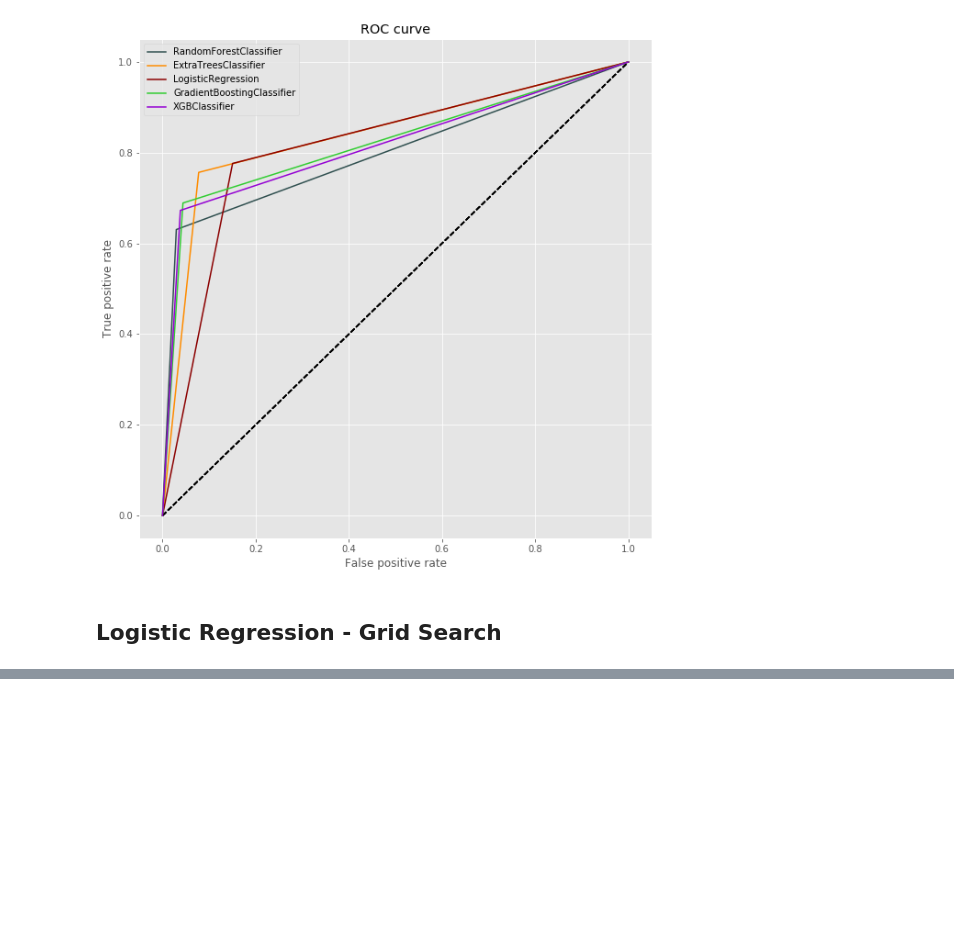
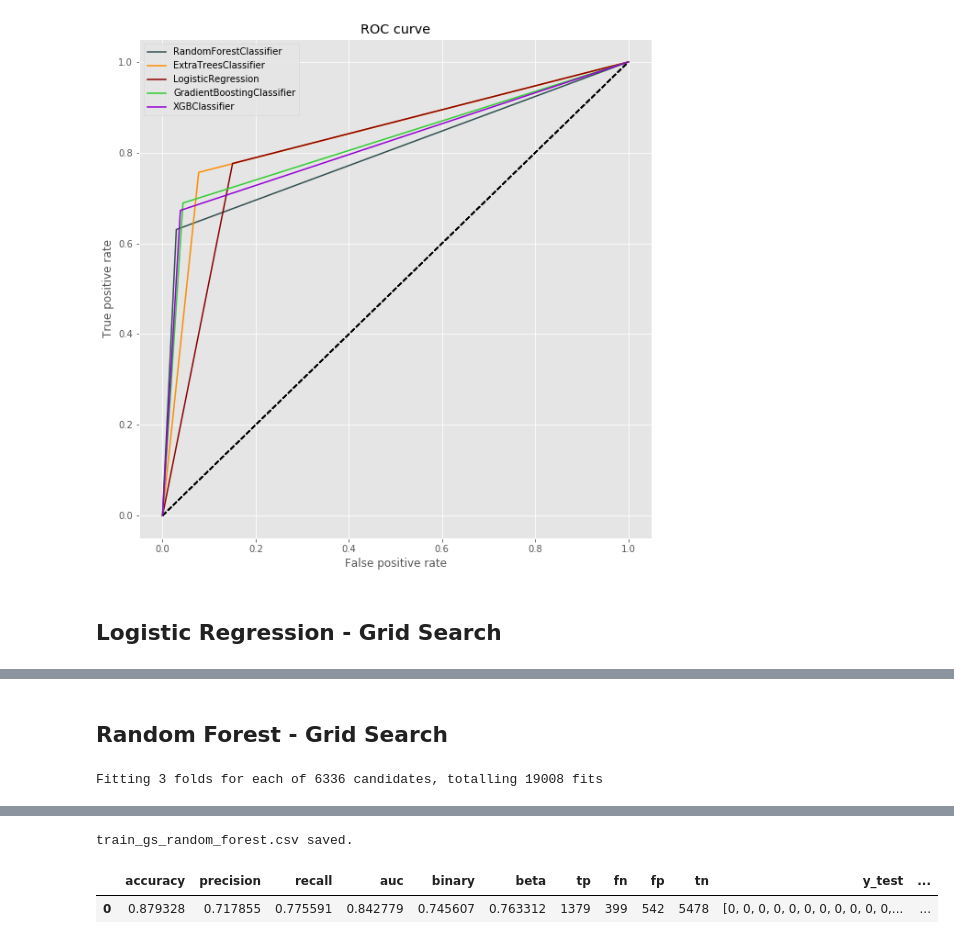
Before and after one commit to brunowdev/sparkify, a Jupyter notebook: Sklearn - Test.ipynb, the cells around one changed output, grey strips where cells are left out. Saved outputs shown, nothing was run; the diff lists cells and outputs as text; code cells hidden in the pictures; blank space fills up the shorter version.

Commit message:
Finish Random Forest

```diff
--- a/Sklearn - Test.ipynb
+++ b/Sklearn - Test.ipynb
@@ -726,0 +731,7 @@ Fitting 3 folds for each of 1650 candidates, totalling 4950 fits
+# %% [markdown]
+## Random Forest - Grid Search
+# %%
+df_result = train_grid(train_gs_random_forest, scaler_name)
+df_result.head()
+# %% [output]
+Fitting 3 folds for each of 6336 candidates, totalling 19008 fits
@@ -726,0 +755,3 @@ Fitting 3 folds for each of 1650 candidates, totalling 4950 fits
+train_gs_random_forest.csv saved.
+|  | accuracy | precision | recall | auc | binary | beta | tp | fn | fp | tn | y_test | ... |
+| 0 | 0.879328 | 0.717855 | 0.775591 | 0.842779 | 0.745607 | 0.763312 | 1379 | 399 | 542 | 5478 | [0, 0, 0, 0, 0, 0, 0, 0, 0, 0, 0,... | ... |
```
Also changed, not shown: parts of 2 cells of this notebook.
